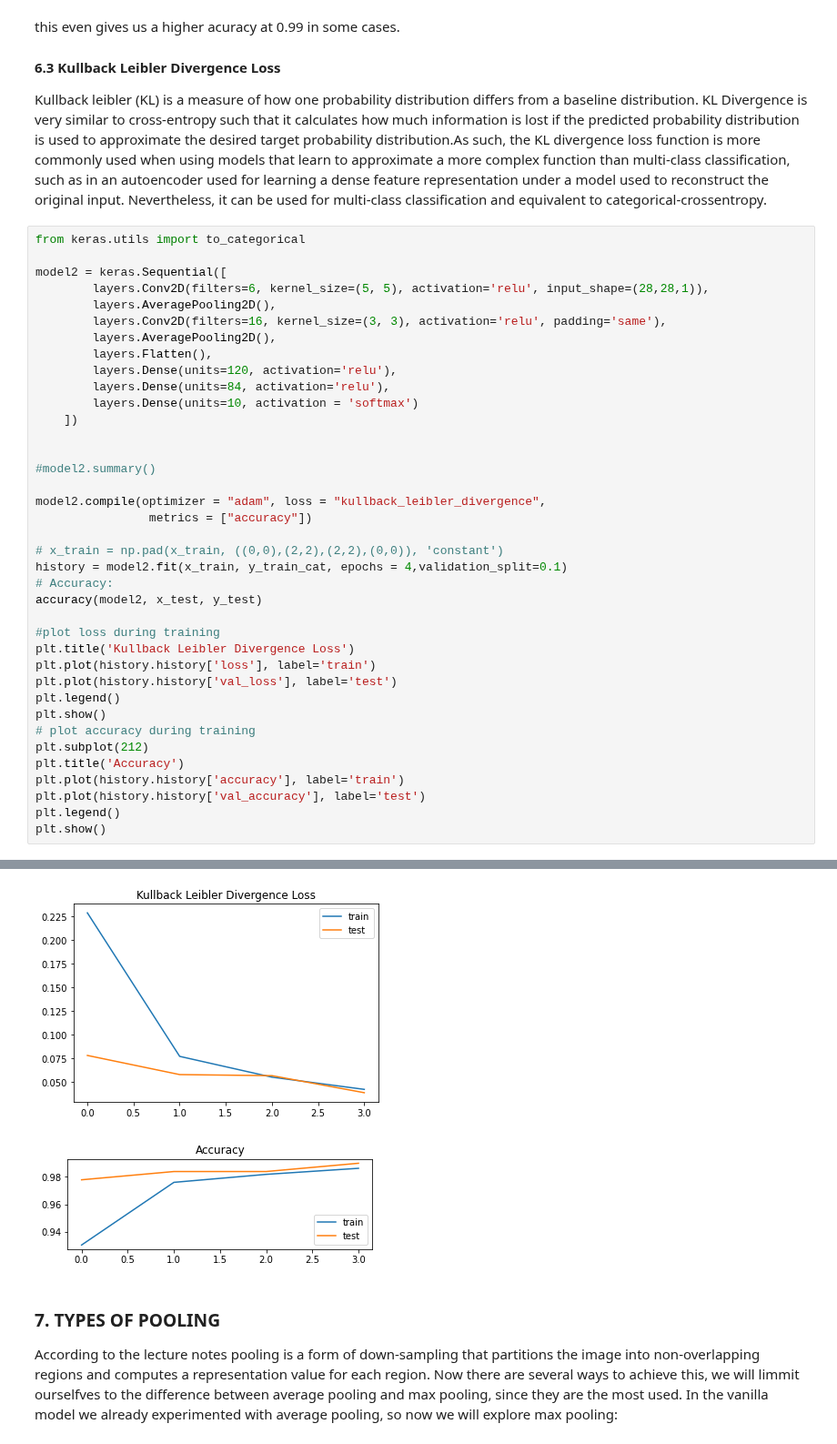
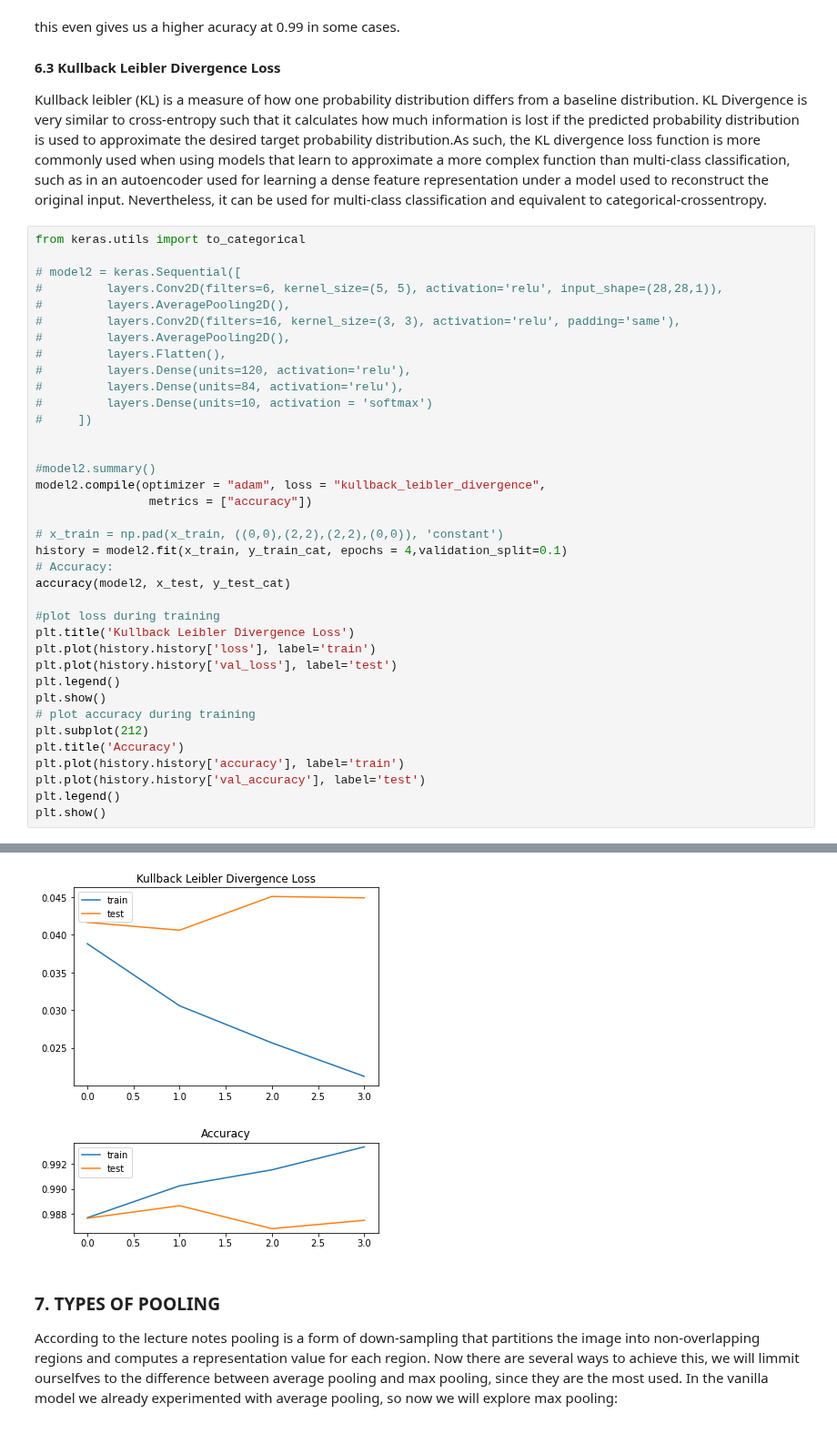
Before and after one commit to Adrieennn/CNN, a Jupyter notebook: NN.ipynb, the cells around one changed output, grey strips where cells are left out. Shown at 91% size. Drawn from its saved outputs; the diff is of its cells as text.

```diff
--- a/NN.ipynb
+++ b/NN.ipynb
@@ -708,27 +713,26 @@ Kullback leibler (KL) is a measure of how one probability distribution differs f
 # %%
 from keras.utils import to_categorical
 
-model2 = keras.Sequential([
-        layers.Conv2D(filters=6, kernel_size=(5, 5), activation='relu', input_shape=(28,28,1)),
-        layers.AveragePooling2D(),
-        layers.Conv2D(filters=16, kernel_size=(3, 3), activation='relu', padding='same'),
-        layers.AveragePooling2D(),
-        layers.Flatten(),
-        layers.Dense(units=120, activation='relu'),
-        layers.Dense(units=84, activation='relu'),
-        layers.Dense(units=10, activation = 'softmax')
-    ])
+# model2 = keras.Sequential([
+#         layers.Conv2D(filters=6, kernel_size=(5, 5), activation='relu', input_shape=(28,28,1)),
+#         layers.AveragePooling2D(),
+#         layers.Conv2D(filters=16, kernel_size=(3, 3), activation='relu', padding='same'),
+#         layers.AveragePooling2D(),
+#         layers.Flatten(),
+#         layers.Dense(units=120, activation='relu'),
+#         layers.Dense(units=84, activation='relu'),
+#         layers.Dense(units=10, activation = 'softmax')
+#     ])
 
 
 #model2.summary()
-
 model2.compile(optimizer = "adam", loss = "kullback_leibler_divergence",
                 metrics = ["accuracy"])
 
 # x_train = np.pad(x_train, ((0,0),(2,2),(2,2),(0,0)), 'constant')
 history = model2.fit(x_train, y_train_cat, epochs = 4,validation_split=0.1)
 # Accuracy:
-accuracy(model2, x_test, y_test)
+accuracy(model2, x_test, y_test_cat)
 
 #plot loss during training
 plt.title('Kullback Leibler Divergence Loss')
@@ -758,5 +763,5 @@ test loss is : 109.35856628417969 - test accuracy is : 0.0997999981045723
-[figure, old version]
+[figure, new version]
-[figure, old version]
+[figure, new version]
 # %% [markdown]
 ### 7. TYPES OF POOLING
 
```
Also changed, not shown: parts of 6 cells of this notebook.
